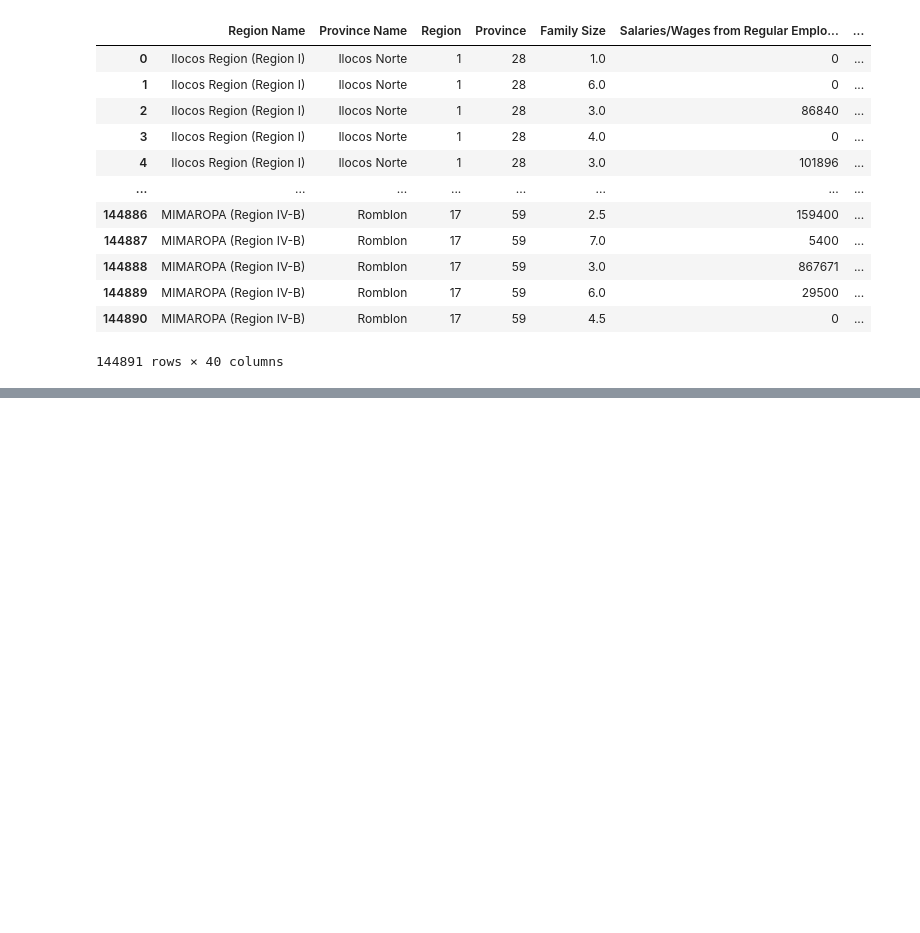
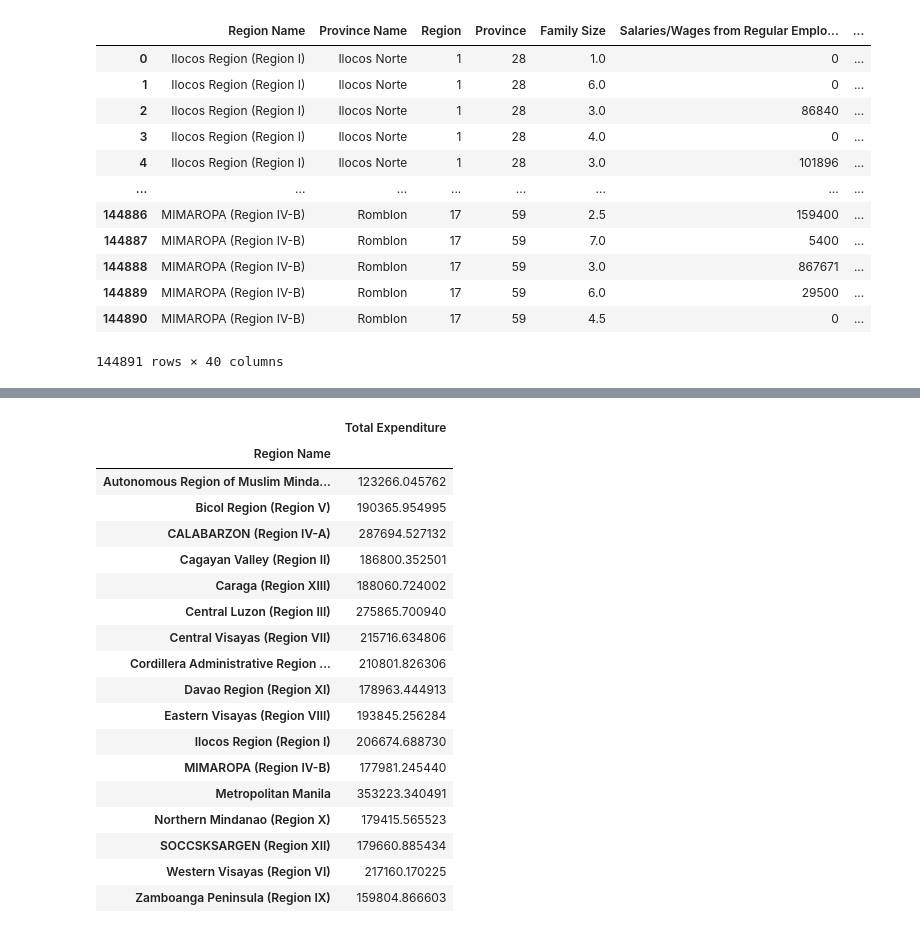
Before and after one commit to Secade/DATA101-FIES2018-DSWD, a Jupyter notebook: FIES2018 EDA.ipynb, the cells around one changed output, grey strips where cells are left out. Drawn from its saved outputs; the diff is of its cells as text; code cells hidden in the pictures; blank space fills up the shorter version.

```diff
--- a/FIES2018 EDA.ipynb
+++ b/FIES2018 EDA.ipynb
@@ -473,3 +486,27 @@ main_db.to_csv('Filtered FIES2018.csv')
+# %%
+
+dff = main_db.groupby('Region Name')['Total Expenditure'].mean()
+pd.DataFrame(dff)
+# %% [output]
+|  | Total Expenditure |
+| Region Name |  |
+| Autonomous Region of Muslim Minda... | 123266.045762 |
+| Bicol Region (Region V) | 190365.954995 |
+| CALABARZON (Region IV-A) | 287694.527132 |
+| Cagayan Valley (Region II) | 186800.352501 |
+| Caraga (Region XIII) | 188060.724002 |
+| Central Luzon (Region III) | 275865.700940 |
+| Central Visayas (Region VII) | 215716.634806 |
+| Cordillera Administrative Region ... | 210801.826306 |
+| Davao Region (Region XI) | 178963.444913 |
+| Eastern Visayas (Region VIII) | 193845.256284 |
+| Ilocos Region (Region I) | 206674.688730 |
+| MIMAROPA (Region IV-B) | 177981.245440 |
+| Metropolitan Manila | 353223.340491 |
+| Northern Mindanao (Region X) | 179415.565523 |
+| SOCCSKSARGEN (Region XII) | 179660.885434 |
+| Western Visayas (Region VI) | 217160.170225 |
+| Zamboanga Peninsula (Region IX) | 159804.866603 |
 # %%
 ph_provinces = gpd.read_file(r'gadm36_PHL/gadm36_PHL_1.shp')
 ph_regions = gpd.read_file(r'gadm36_PHL/Regions.shp')
```
Also changed, not shown: parts of 7 cells of this notebook, 3 other files.
